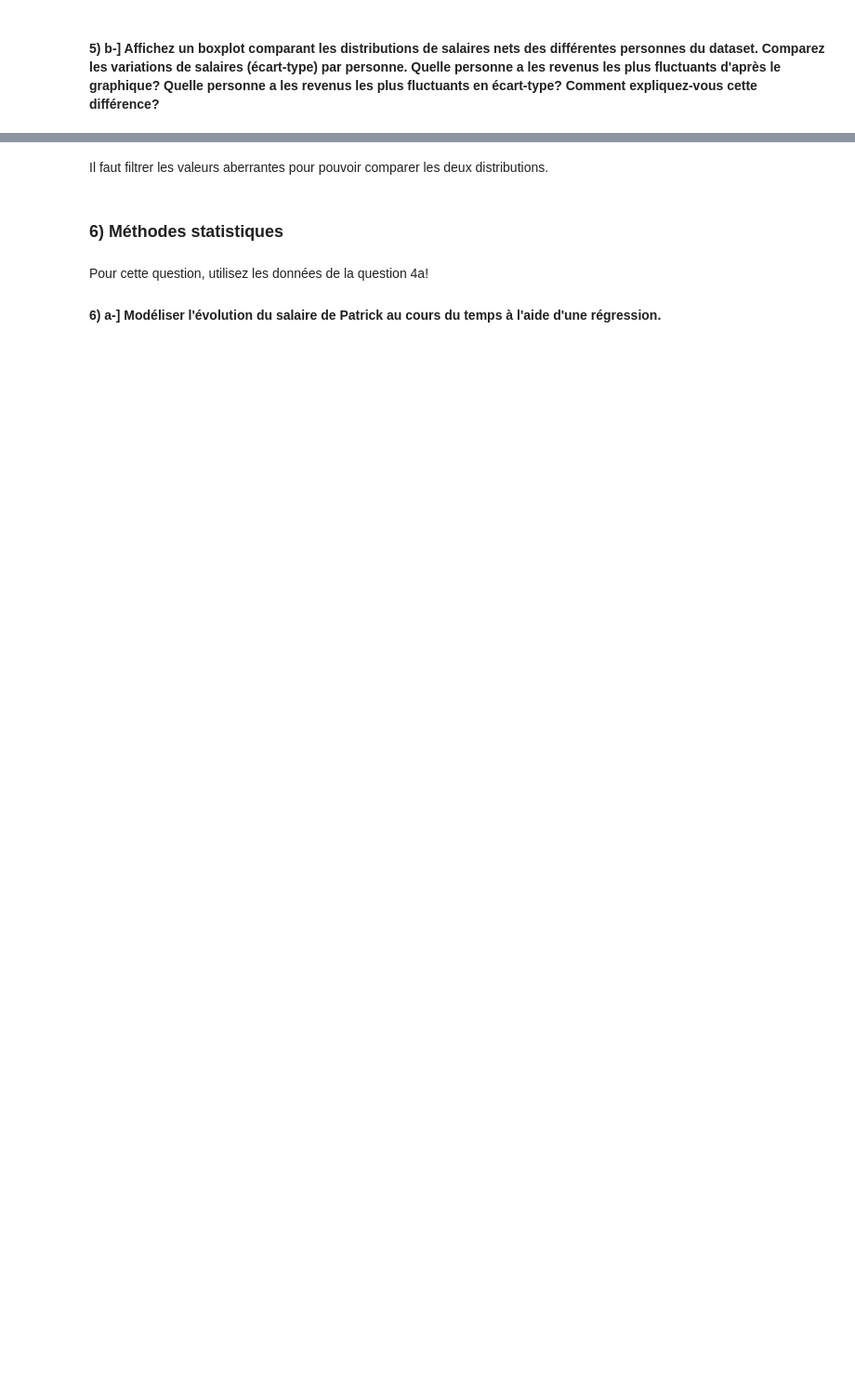
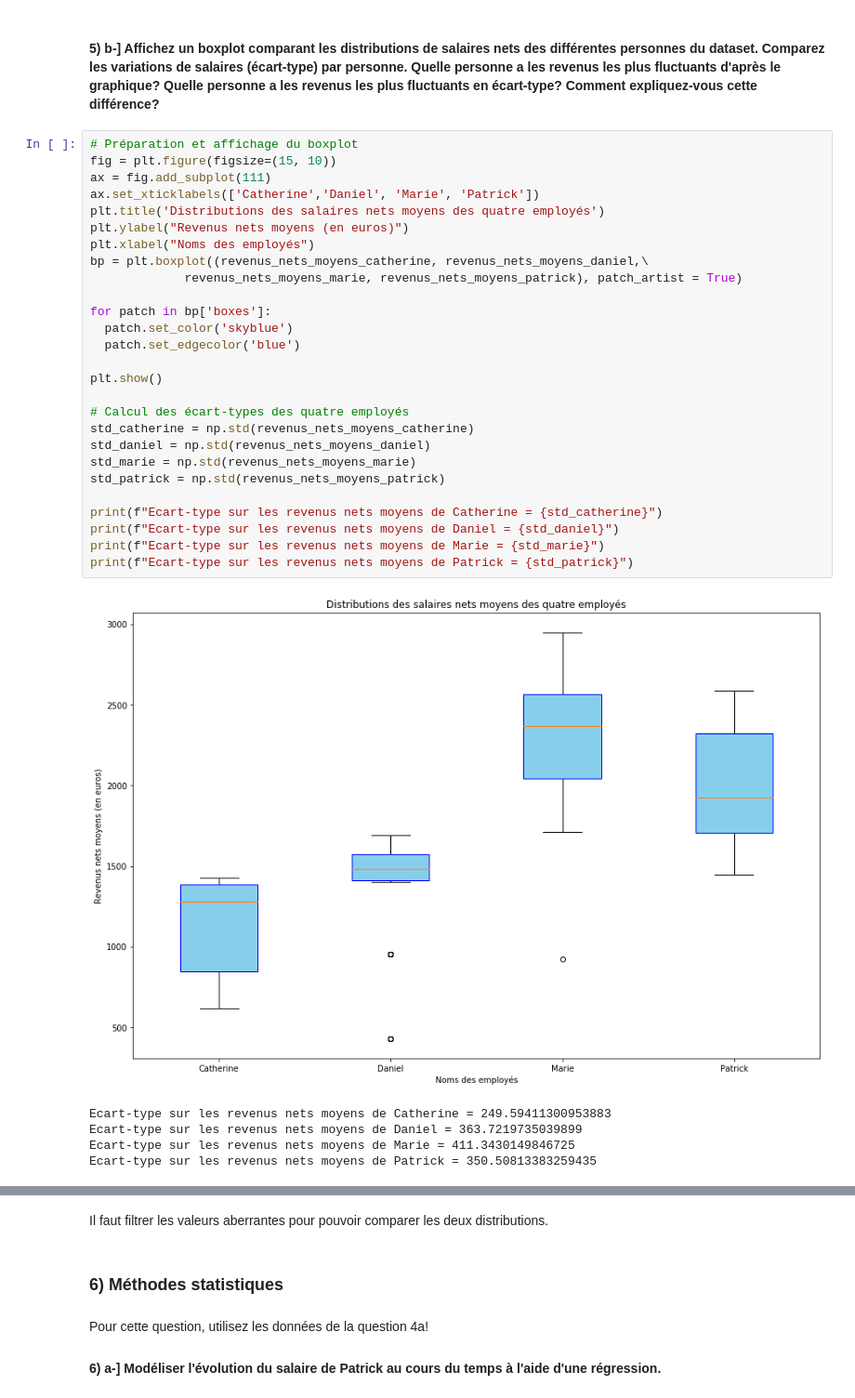
Before and after one commit to LomigFR/M2_CCN_MPS_TP5_salaires_employes, a Jupyter notebook: M2_CCN_G_COLLET_MPS_TP_NOTE_REVENUS_EMPLOYES.ipynb, the cells around one changed output, grey strips where cells are left out. Shown at 93% size. Cells and saved outputs as stored; diff of their text form; blank space fills up the shorter version.

```diff
--- a/M2_CCN_G_COLLET_MPS_TP_NOTE_REVENUS_EMPLOYES.ipynb
+++ b/M2_CCN_G_COLLET_MPS_TP_NOTE_REVENUS_EMPLOYES.ipynb
@@ -267,2 +251,35 @@ plt.show()'''
 # %% [markdown]
 #### 5) b-] Affichez un boxplot comparant les distributions de salaires nets des différentes personnes du dataset. Comparez les variations de salaires (écart-type) par personne. Quelle personne a les revenus les plus fluctuants d'après le graphique? Quelle personne a les revenus les plus fluctuants en écart-type? Comment expliquez-vous cette différence?
+# %%
+# Préparation et affichage du boxplot
+fig = plt.figure(figsize=(15, 10))
+ax = fig.add_subplot(111)
+ax.set_xticklabels(['Catherine','Daniel', 'Marie', 'Patrick'])
+plt.title('Distributions des salaires nets moyens des quatre employés')
+plt.ylabel("Revenus nets moyens (en euros)")
+plt.xlabel("Noms des employés")
+bp = plt.boxplot((revenus_nets_moyens_catherine, revenus_nets_moyens_daniel,\
+             revenus_nets_moyens_marie, revenus_nets_moyens_patrick), patch_artist = True)
+
+for patch in bp['boxes']:
+  patch.set_color('skyblue')
+  patch.set_edgecolor('blue')
+
+plt.show()
+
+# Calcul des écart-types des quatre employés
+std_catherine = np.std(revenus_nets_moyens_catherine)
+std_daniel = np.std(revenus_nets_moyens_daniel)
+std_marie = np.std(revenus_nets_moyens_marie)
+std_patrick = np.std(revenus_nets_moyens_patrick)
+
+print(f"Ecart-type sur les revenus nets moyens de Catherine = {std_catherine}")
+print(f"Ecart-type sur les revenus nets moyens de Daniel = {std_daniel}")
+print(f"Ecart-type sur les revenus nets moyens de Marie = {std_marie}")
+print(f"Ecart-type sur les revenus nets moyens de Patrick = {std_patrick}")
+# %% [output]
+[figure, added]
+Ecart-type sur les revenus nets moyens de Catherine = 249.59411300953883
+Ecart-type sur les revenus nets moyens de Daniel = 363.7219735039899
+Ecart-type sur les revenus nets moyens de Marie = 411.3430149846725
+Ecart-type sur les revenus nets moyens de Patrick = 350.50813383259435
```
Also changed, not shown: parts of 12 cells of this notebook.
